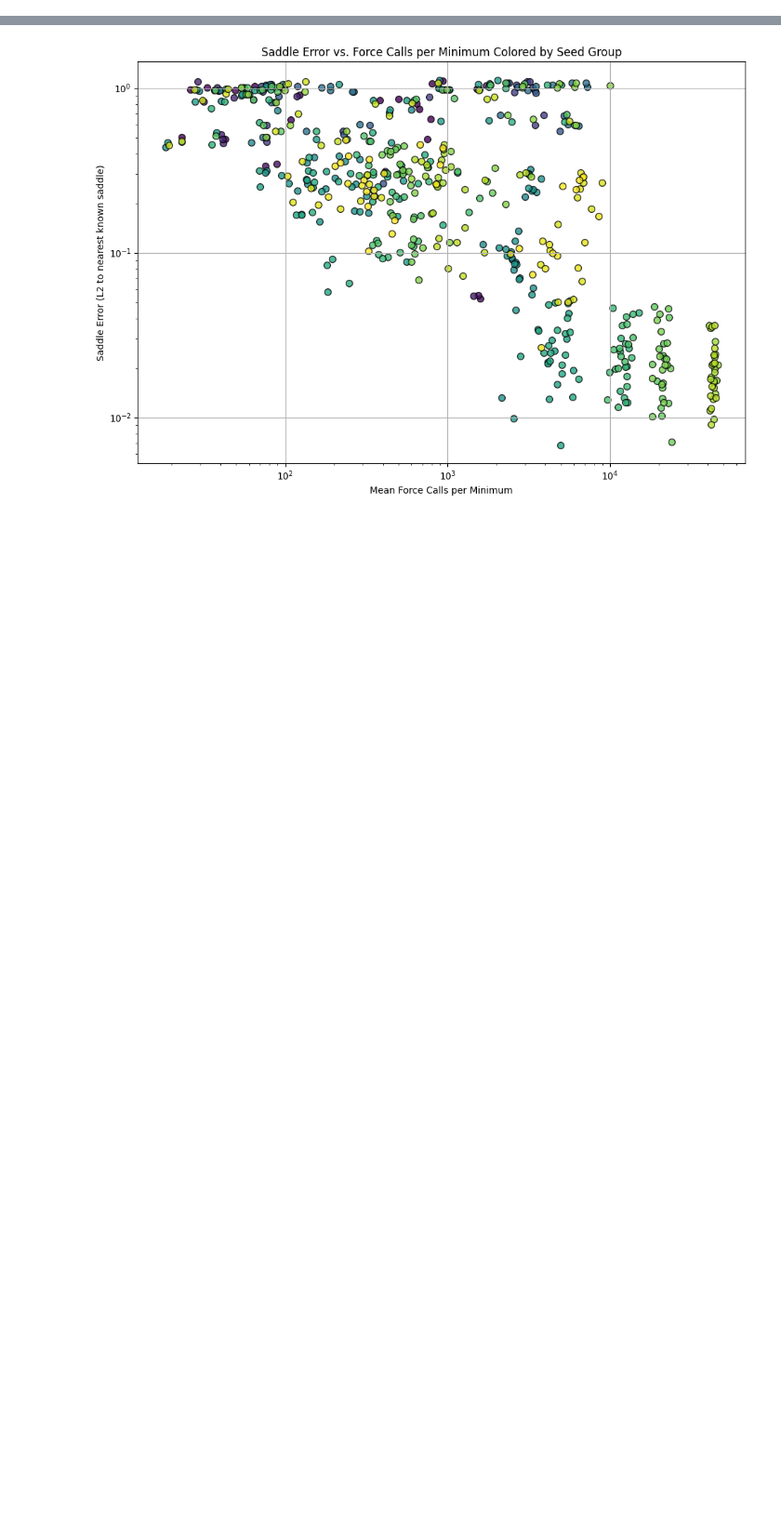
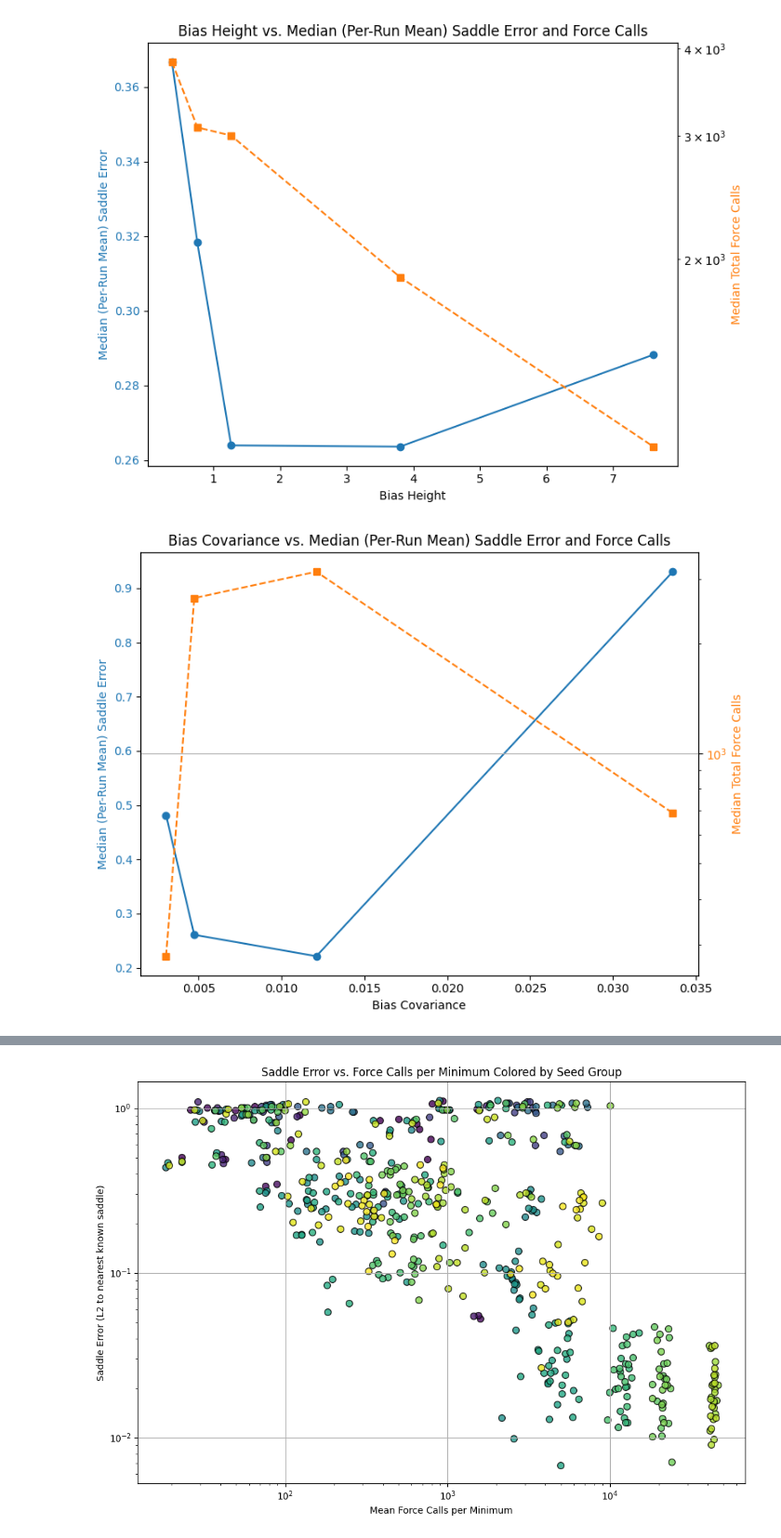
Before and after one commit to SimonNir/ca_abc, a Jupyter notebook: analyze_json.ipynb, the cells around one changed output, grey strips where cells are left out. Shown at 93% size. Cells and saved outputs as stored; diff of their text form; code cells hidden in the pictures; blank space fills up the shorter version.

```diff
--- a/analyze_json.ipynb
+++ b/analyze_json.ipynb
@@ -155,0 +177,50 @@ plt.show()
+# %%
+import matplotlib.pyplot as plt
+import numpy as np
+import pandas as pd
+
+# Ensure total_force_calls is computed correctly
+full_df['total_force_calls'] = full_df['force_incements'].apply(
+    lambda lst: np.sum(lst) if isinstance(lst, (list, np.ndarray)) and len(lst) > 0 else np.nan
+)
+
+# Parameters to plot
+param_names = ['bias_height', 'bias_covariance', 'perturbation_size']
+
+for param in param_names:
+    # Group by parameter value, then compute medians
+    medians_df = full_df.groupby(param).agg(
+        median_saddle_error=('saddle_error_mean', 'median'),
+        median_force_calls=('total_force_calls', 'median')
+    ).reset_index().sort_values(param)
+
+    x = medians_df[param]
+    y_error = medians_df['median_saddle_error']
+    y_force = medians_df['median_force_calls']
+
+    # Plot
+    fig, ax1 = plt.subplots(figsize=(8, 6))
+    color1 = 'tab:blue'
+    color2 = 'tab:orange'
+
+    ax1.set_xlabel(param.replace('_', ' ').title())
+    ax1.set_ylabel('Median (Per-Run Mean) Saddle Error', color=color1)
+    ax1.plot(x, y_error, 'o-', color=color1, label='Median Saddle Error')
+    ax1.tick_params(axis='y', labelcolor=color1)
+    # ax1.set_yscale('log')
+
+    ax2 = ax1.twinx()
+    ax2.set_ylabel('Median Total Force Calls', color=color2)
+    ax2.plot(x, y_force, 's--', color=color2, label='Median Force Calls')
+    ax2.tick_params(axis='y', labelcolor=color2)
+    ax2.set_yscale('log')
+    if param == "perturbation_size":
+        ax2.set_xscale('log')
+
+    plt.title(f"{param.replace('_', ' ').title()} vs. Median (Per-Run Mean) Saddle Error and Force Calls")
+    plt.grid(True)
+    plt.tight_layout()
+    plt.show()
+# %% [output]
+[figure, added]
+[figure, added]
```
Also changed, not shown: parts of 11 cells of this notebook.
